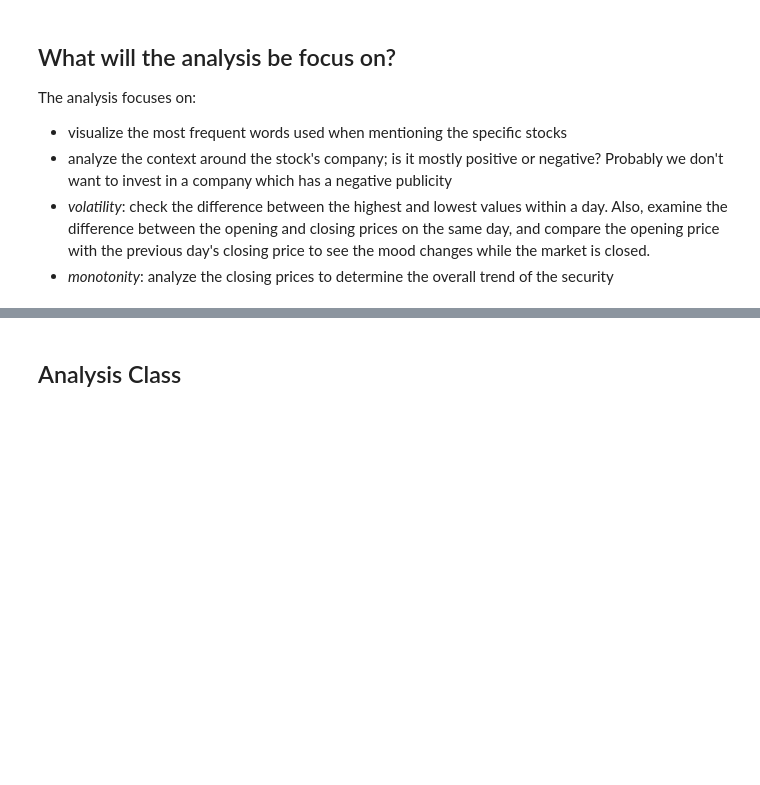
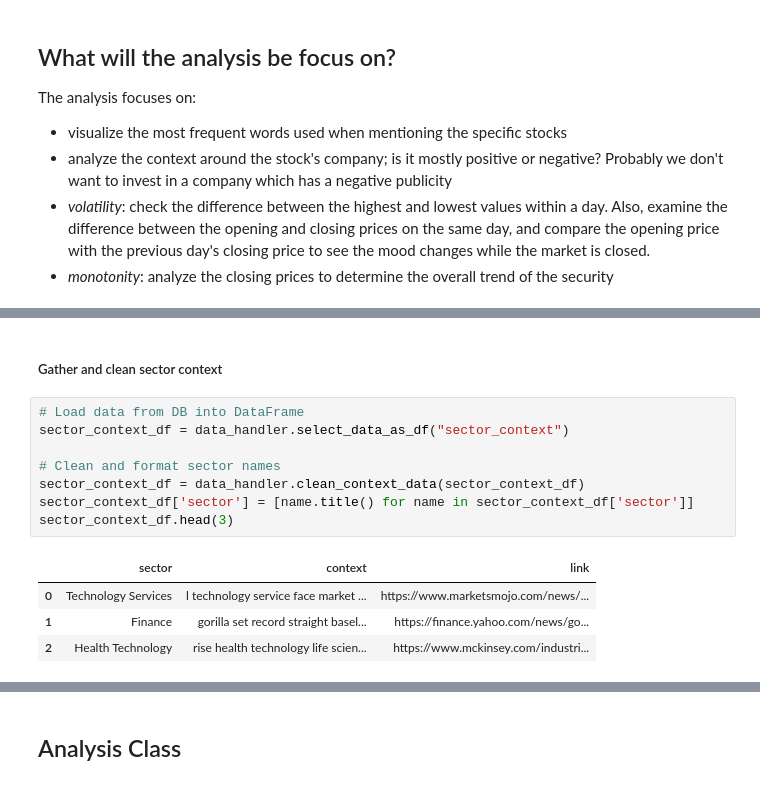
Before and after one commit to TheKusz/Python_DSM020-2024-OCT, a Jupyter notebook: Final Coursework/final coursework.ipynb, the cells around one changed output, grey strips where cells are left out. Cells and saved outputs as stored; diff of their text form; blank space fills up the shorter version.

```diff
--- a/Final Coursework/final coursework.ipynb
+++ b/Final Coursework/final coursework.ipynb
@@ -930,3 +921,18 @@ clean_df.head(3)
 | 0 | Gorilla Technology | grrr stock soar 52 week high, hit... | https://www.investing.com/news/co... |
 | 2 | Gorilla Technology | gorilla technology secures massiv... | https://www.stocktitan.net/news/G... |
 | 10 | China Yuchai | china yuchai international limite... | https://www.insidermonkey.com/blo... |
+# %% [markdown]
+##### Gather and clean sector context
+# %%
+# Load data from DB into DataFrame
+sector_context_df = data_handler.select_data_as_df("sector_context")
+
+# Clean and format sector names
+sector_context_df = data_handler.clean_context_data(sector_context_df)
+sector_context_df['sector'] = [name.title() for name in sector_context_df['sector']]
+sector_context_df.head(3)
+# %% [output]
+|  | sector | context | link |
+| 0 | Technology Services | l technology service face market ... | https://www.marketsmojo.com/news/... |
+| 1 | Finance | gorilla set record straight basel... | https://finance.yahoo.com/news/go... |
+| 2 | Health Technology | rise health technology life scien... | https://www.mckinsey.com/industri... |
```
Also changed, not shown: parts of 12 cells of this notebook, 1 other file.
